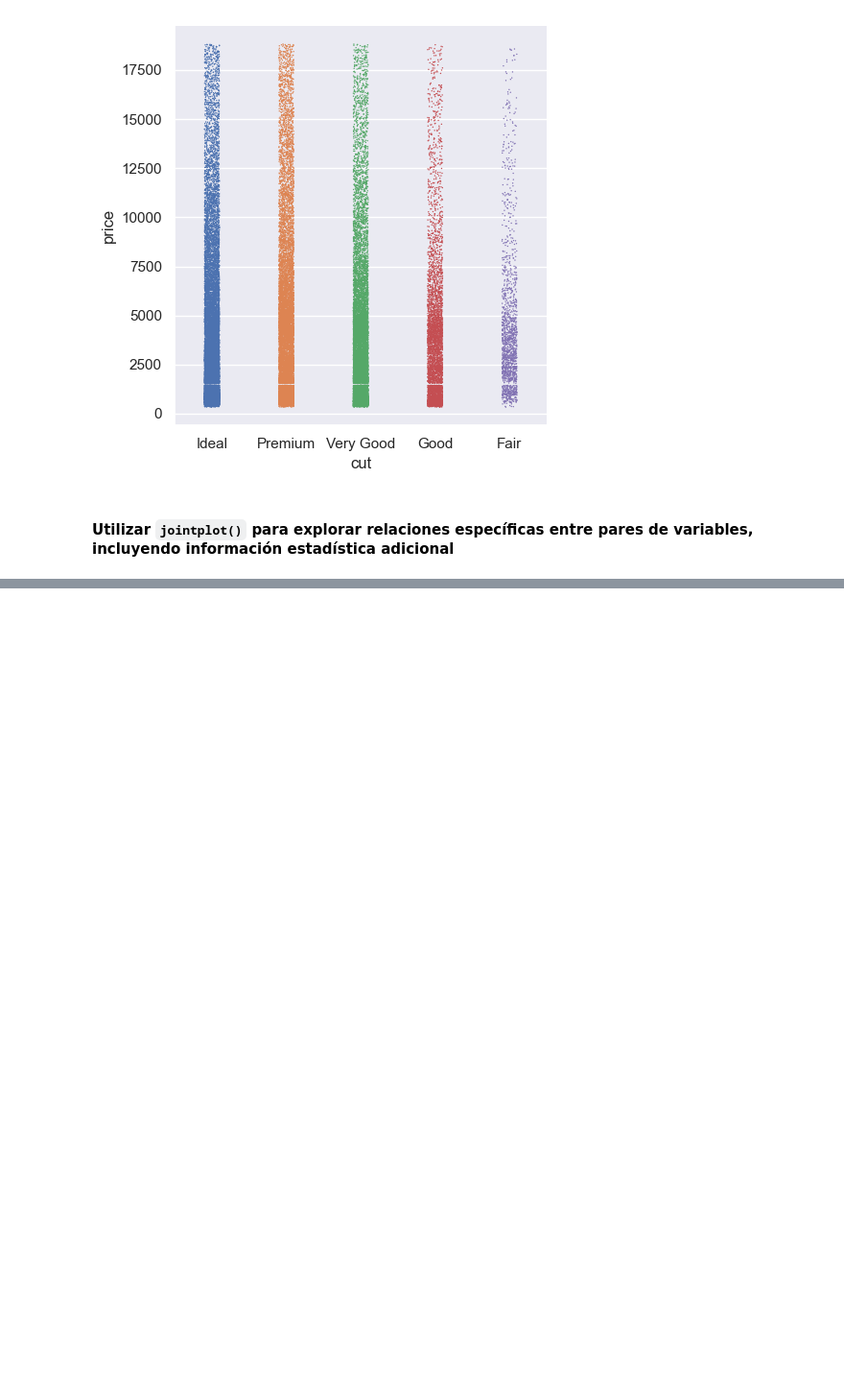
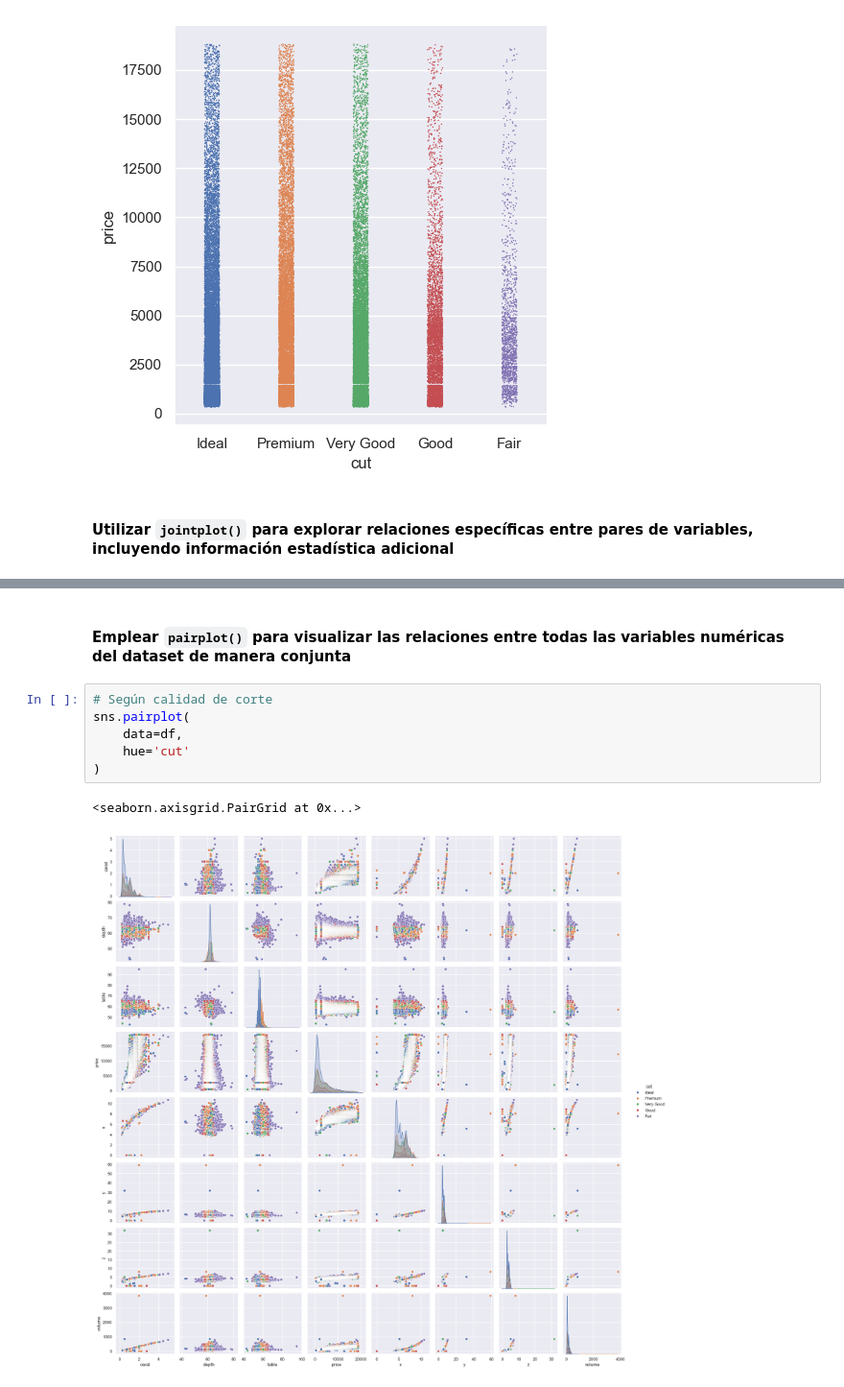
Before and after one commit to frgonzalezb/Udemy_Python_Total_DS_ML, a Jupyter notebook: 10_Seaborn/Proyecto/Proyecto del Día 10 - Dashboard de un Análisis Exploratorio de Datos con Seaborn.ipynb, the cells around one changed output, grey strips where cells are left out. Shown at 96% size. Cells and saved outputs as stored; diff of their text form; blank space fills up the shorter version.

Commit message:
Emplear `pairplot()` para visualizar las relaciones entre todas las variables numéricas del dataset de manera conjunta

```diff
--- a/10_Seaborn/Proyecto/Proyecto del Día 10 - Dashboard de un Análisis Exploratorio de Datos con Seaborn.ipynb
+++ b/10_Seaborn/Proyecto/Proyecto del Día 10 - Dashboard de un Análisis Exploratorio de Datos con Seaborn.ipynb
@@ -215,3 +215,14 @@ joint_carat_volume: sns.JointGrid = sns.jointplot(
 )
 # %% [output]
 [figure]
+# %% [markdown]
+#### Emplear `pairplot()` para visualizar las relaciones entre todas las variables numéricas del dataset de manera conjunta
+# %%
+# Según calidad de corte
+sns.pairplot(
+    data=df,
+    hue='cut'
+)
+# %% [output]
+<seaborn.axisgrid.PairGrid at 0x...>
+[figure, added]
```
Also changed, not shown: parts of 1 cell of this notebook.
